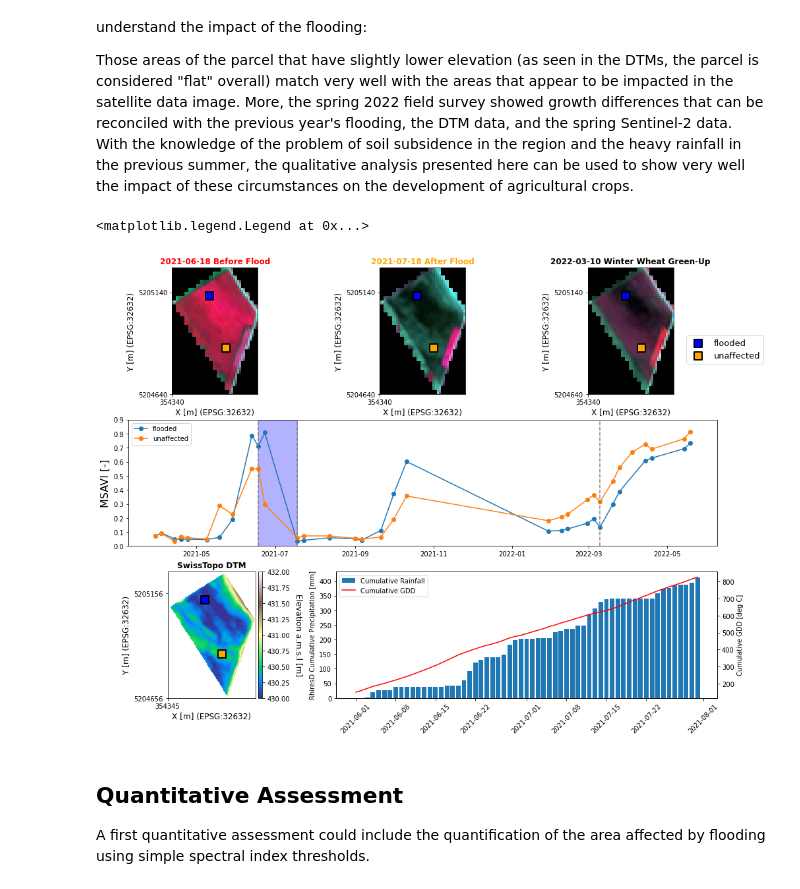
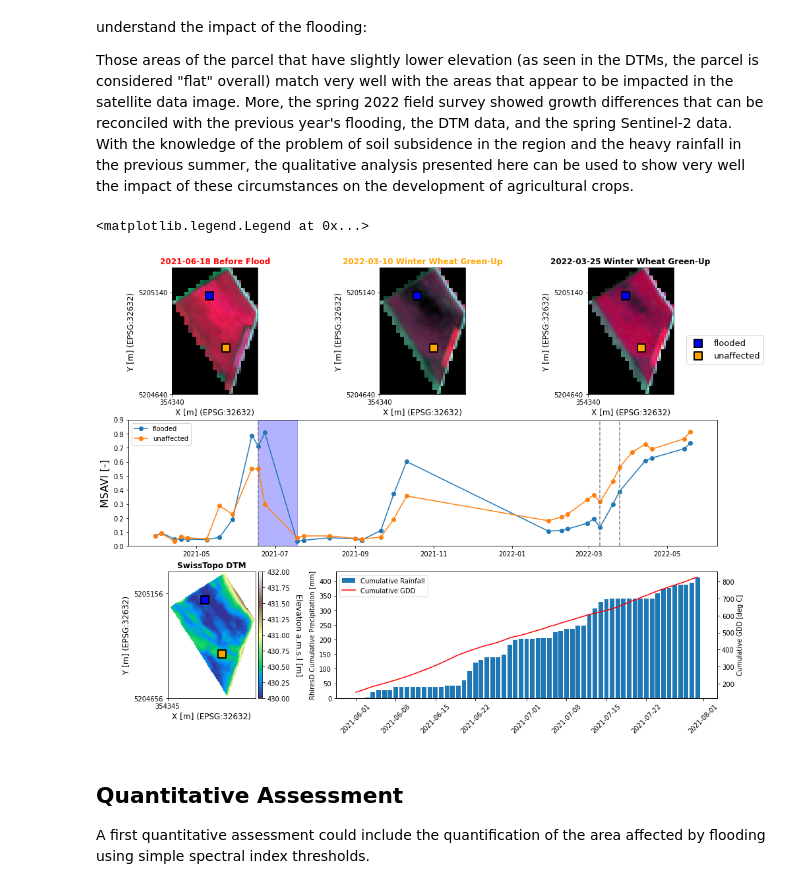
Before and after one commit to EOA-team/eodal_notebooks, a Jupyter notebook: notebooks/Sentinel-2/sentinel2_crop_growing_conditions.ipynb, the cells around one changed output. Drawn from its saved outputs; the diff is of its cells as text; code cells hidden in the pictures.

```diff
--- a/notebooks/Sentinel-2/sentinel2_crop_growing_conditions.ipynb
+++ b/notebooks/Sentinel-2/sentinel2_crop_growing_conditions.ipynb
@@ -657,23 +657,23 @@ ax4 = fig.add_subplot(gs[1, :])
 ax5 = fig.add_subplot(gs[2, 0])
 ax6 = fig.add_subplot(gs[2, 1:])
 
-# S2 before flood
+# S2 before flood (2021)
 res_s21['feature_scenes'][date(2021,6,18)].plot_multiple_bands(['nir_1', 'red', 'green'], ax=ax1)
 ax1_title = ax1.set_title('2021-06-18 Before Flood')
 ax1.scatter(flooded_pix.x, flooded_pix.y, color='blue', label='flooded', s=150, marker='s', linewidths=2, edgecolor='black')
 ax1.scatter(unaffected_pix.x, unaffected_pix.y, color='orange', label='unaffected', s=150, marker='s', linewidths=2, edgecolor='black')
 plt.setp(ax1_title, color='red', fontweight='bold')
 
-# S2 after flood
-res_s21['feature_scenes'][date(2021,7,18)].plot_multiple_bands(['nir_1', 'red', 'green'], ax=ax2)
-ax2_title = ax2.set_title('2021-07-18 After Flood')
+# S2 spring 2022 (1)
+res_s22['feature_scenes'][date(2022,3,10)].plot_multiple_bands(['nir_1', 'red', 'green'], ax=ax2)
+ax2_title = ax2.set_title('2022-03-10 Winter Wheat Green-Up')
 ax2.scatter(flooded_pix.x, flooded_pix.y, color='blue', label='flooded', s=150, marker='s', linewidths=2, edgecolor='black')
 ax2.scatter(unaffected_pix.x, unaffected_pix.y, color='orange', label='unaffected', s=150, marker='s', linewidths=2, edgecolor='black')
 plt.setp(ax2_title, color='orange', fontweight='bold')
 
-# S2 spring 2022
-res_s22['feature_scenes'][date(2022,3,10)].plot_multiple_bands(['nir_1', 'red', 'green'], ax=ax3)
-ax3_title = ax3.set_title('2022-03-10 Winter Wheat Green-Up')
+# S2 spring 2022 (2)
+res_s22['feature_scenes'][date(2022,3,25)].plot_multiple_bands(['nir_1', 'red', 'green'], ax=ax3)
+ax3_title = ax3.set_title('2022-03-25 Winter Wheat Green-Up')
 ax3.scatter(flooded_pix.x, flooded_pix.y, color='blue', label='flooded', s=150, marker='s', linewidths=2, edgecolor='black')
 ax3.scatter(unaffected_pix.x, unaffected_pix.y, color='orange', label='unaffected', s=150, marker='s', linewidths=2, edgecolor='black')
 plt.setp(ax3_title, fontweight='bold')
@@ -682,36 +682,36 @@ ax3.legend(bbox_to_anchor=(1.1, 0.5), fontsize=13)
 # time series of selected pixels
 ax4.plot(flooded.date[s1mask], flooded[vi][s1mask], label='flooded', linestyle='-', marker='o')
 ax4.plot(unaffected.date[s2mask], unaffected[vi][s2mask], label='unaffected', linestyle='-', marker='o')
 ax4.legend()
 ax4.set_ylabel('MSAVI [-]', fontsize=16)
 ax4.axvspan(date(2021,6,18), date(2021,7,18), alpha=0.3, color='blue')
 ax4.vlines(date(2021,6,18), ymin=0, ymax=0.9, linestyle='dashed', color='grey')
-ax4.vlines(date(2021,7,18), ymin=0, ymax=0.9, linestyle='dashed', color='grey')
+ax4.vlines(date(2022,3,25), ymin=0, ymax=0.9, linestyle='dashed', color='grey')
 ax4.vlines(date(2022,3,10), ymin=0, ymax=0.9, linestyle='dashed', color='grey')
 ax4.set_ylim(0, 0.9)
 
 # elevation
 dtm['B1'].plot(colormap='terrain', colorbar_label='Elevation a.m.s.l [m]', ax=ax5, vmin=430, vmax=432)
 ax5_title = ax5.set_title('SwissTopo DTM')
 plt.setp(ax5_title, fontweight='bold')
 ax5.scatter(flooded_pix.x, flooded_pix.y, color='blue', label='flooded', s=150, marker='s', linewidths=2, edgecolor='black')
 ax5.scatter(unaffected_pix.x, unaffected_pix.y, color='orange', label='unaffected', s=150, marker='s', linewidths=2, edgecolor='black')
 
-# meteo
+# meteo (use spring 2022)
 ax6.bar(x=meteo['Date'], height=meteo['cumulative precipitation'], label='Cumulative Rainfall')
 ax6_2 = ax6.twinx()
 ax6_2.plot(meteo['Date'], meteo['cumulative GDD'], color='red', label='Cumulative GDD')
 _ = plt.setp(ax6.get_xticklabels(), rotation=45)
 ax6.set_ylabel('RhiresD Cumulative Precipitation [mm]')
 ax6_2.set_ylabel('Cumulative GDD [deg C]')
 lines, labels = ax6.get_legend_handles_labels()
 lines2, labels2 = ax6_2.get_legend_handles_labels()
 ax6.legend(
     lines + lines2, labels + labels2,
 )
 # %% [output]
 <matplotlib.legend.Legend at 0x...>
-[figure, old version]
+[figure, new version]
 # %%
 # save figure to dislk
 out_dir = base_dir.joinpath('img')
```
Also changed, not shown: parts of 10 cells of this notebook, 2 other files.
